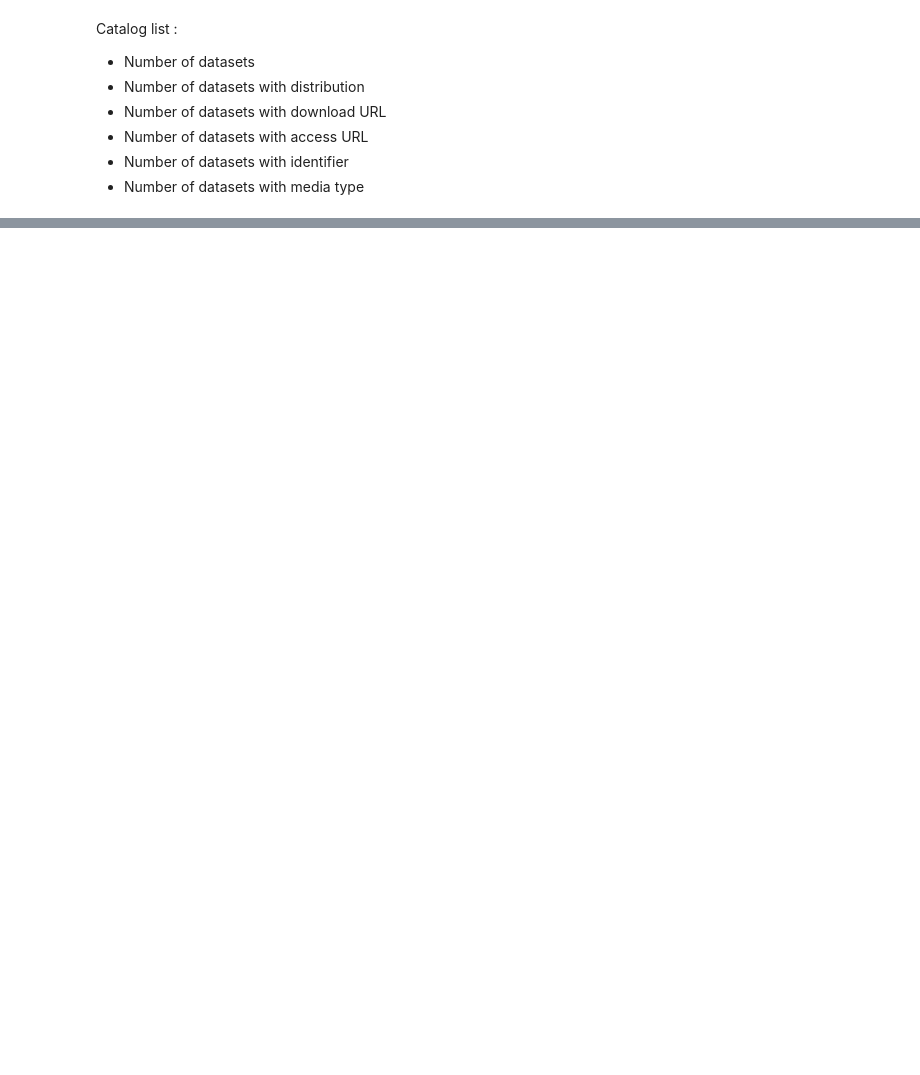
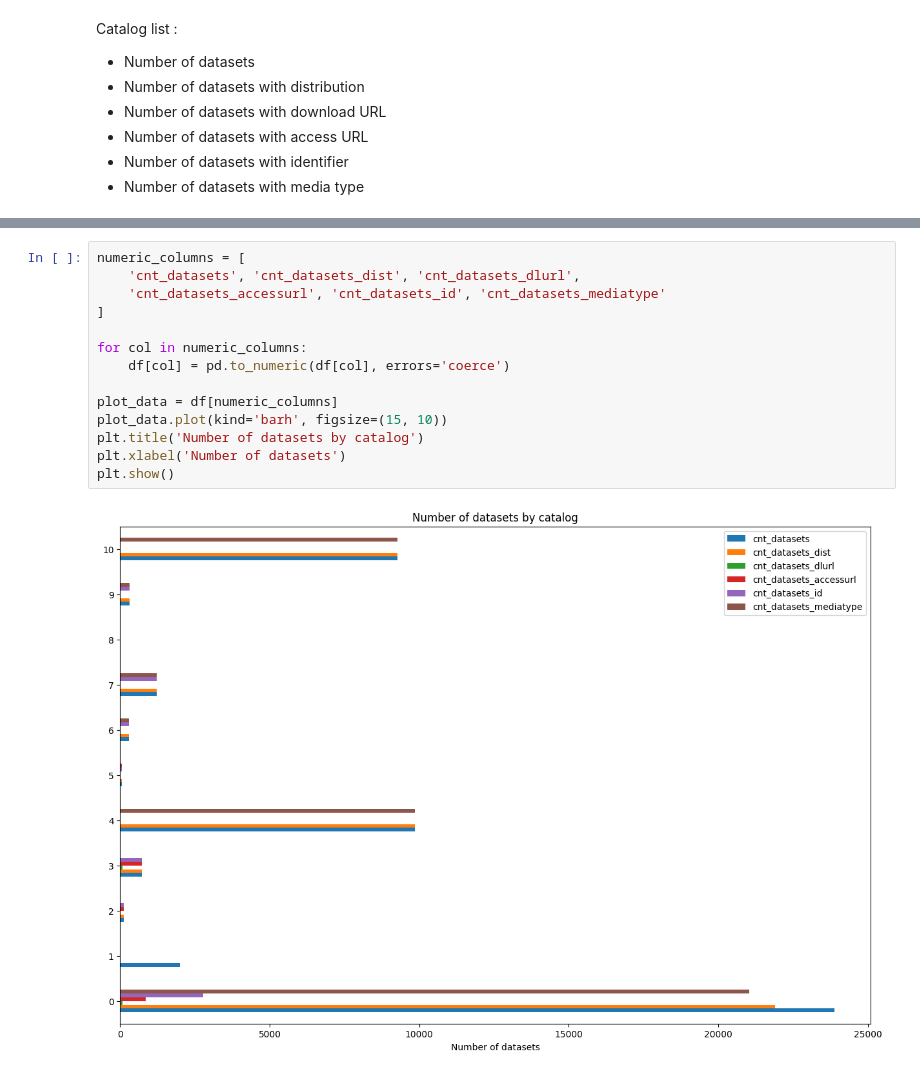
Before and after one commit to fair-ease/iddas-sparql-py-inquiry, a Jupyter notebook: iddas_information.ipynb, the cells around one changed output, grey strips where cells are left out. Drawn from its saved outputs; the diff is of its cells as text; blank space fills up the shorter version.

```diff
--- a/iddas_information.ipynb
+++ b/iddas_information.ipynb
@@ -115,0 +111,16 @@ execute_to_df('./sparql_requests/catalog_info.sparql')
+# %%
+numeric_columns = [
+    'cnt_datasets', 'cnt_datasets_dist', 'cnt_datasets_dlurl',
+    'cnt_datasets_accessurl', 'cnt_datasets_id', 'cnt_datasets_mediatype'
+]
+
+for col in numeric_columns:
+    df[col] = pd.to_numeric(df[col], errors='coerce')
+
+plot_data = df[numeric_columns]
+plot_data.plot(kind='barh', figsize=(15, 10))
+plt.title('Number of datasets by catalog')
+plt.xlabel('Number of datasets')
+plt.show()
+# %% [output]
+[figure, added]
```
Also changed, not shown: parts of 15 cells of this notebook, 2 other files.
